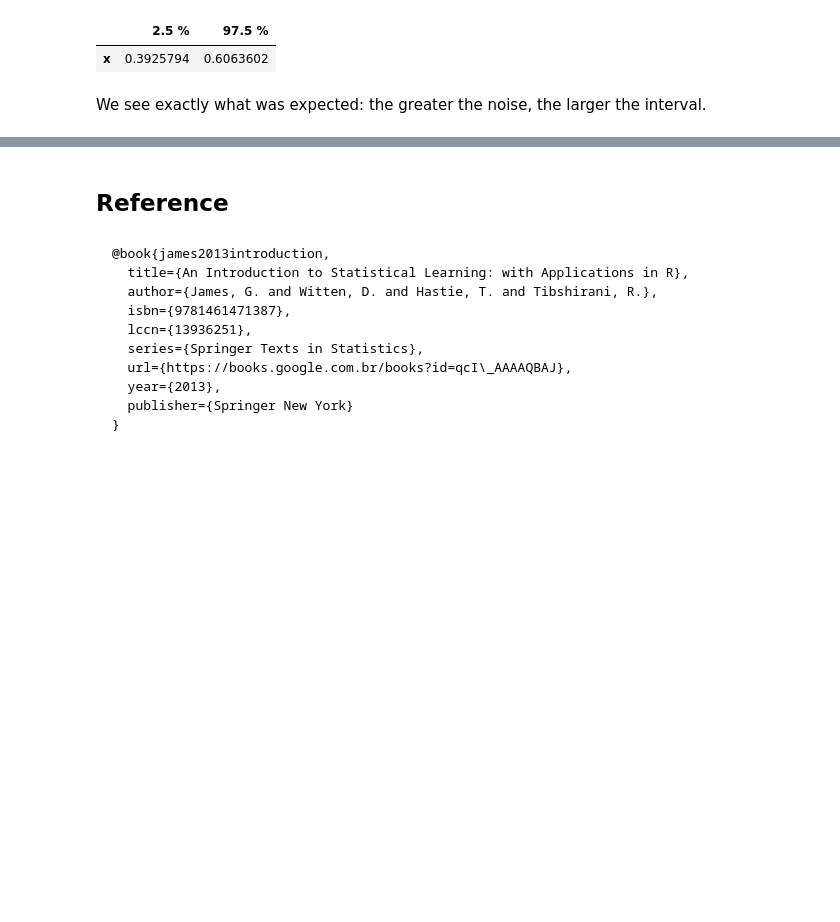
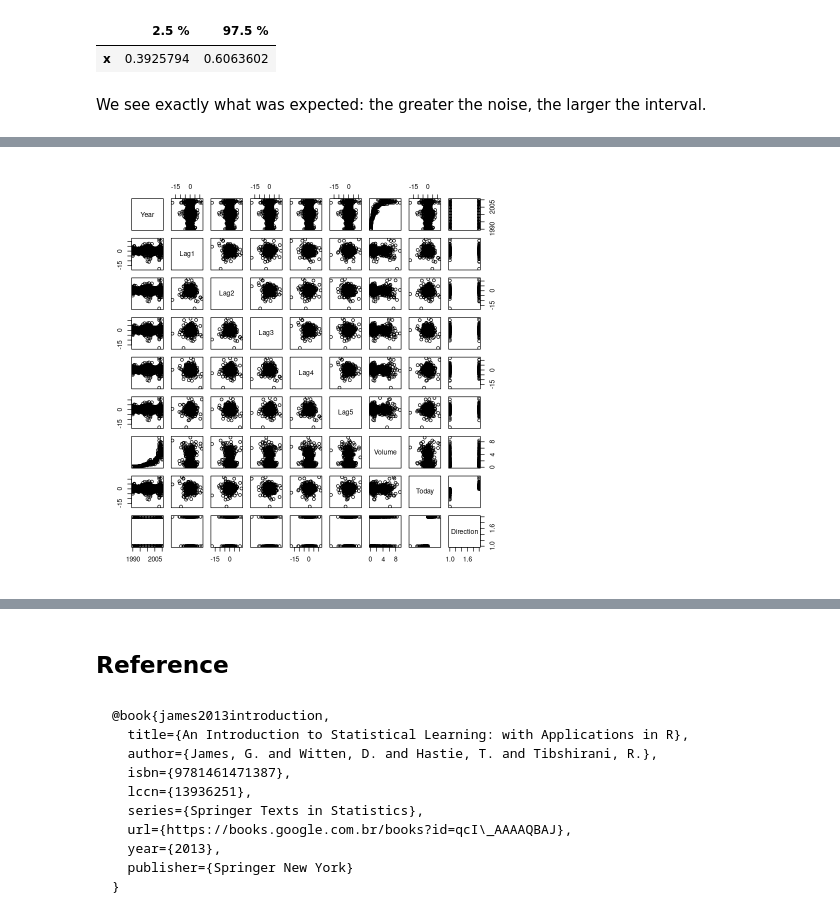
Before and after one commit to lucasresck/machine-learning, a Jupyter notebook: problem_sets/problem_set_2.ipynb, the cells around one changed output, grey strips where cells are left out. Saved outputs shown, nothing was run; the diff lists cells and outputs as text; code cells hidden in the pictures; blank space fills up the shorter version.

```diff
--- a/problem_sets/problem_set_2.ipynb
+++ b/problem_sets/problem_set_2.ipynb
@@ -542,0 +588,4 @@ We see exactly what was expected: the greater the noise, the larger the interval
+# %%
+pairs(Weekly)
+# %% [output]
+[figure, added]
```
Also changed, not shown: parts of 54 cells of this notebook.
